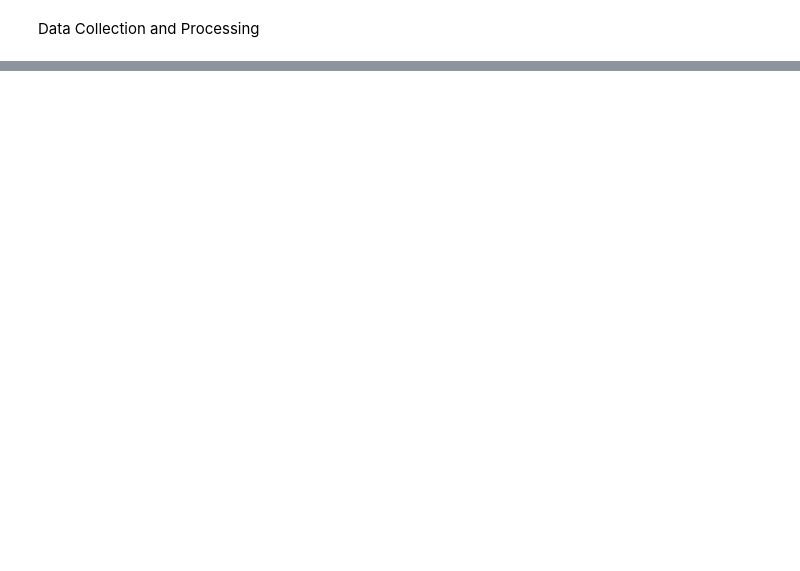
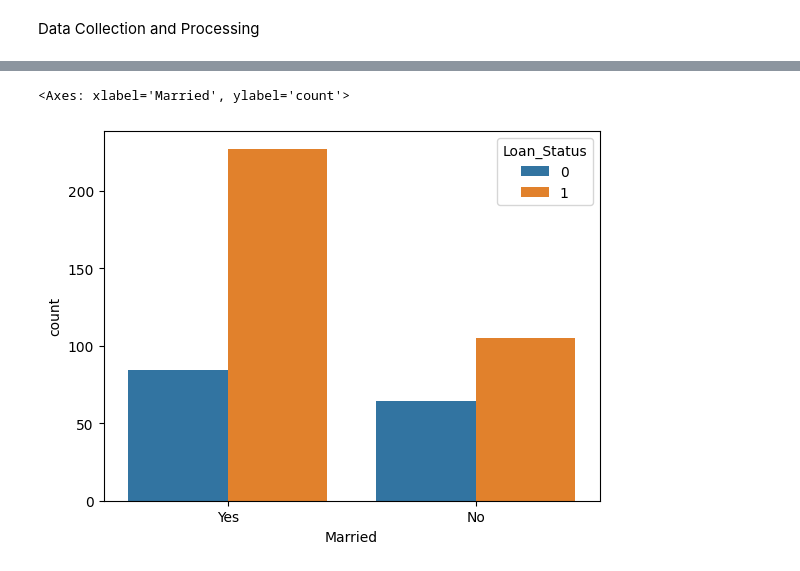
Before and after one commit to huss-huss/loan-status-prediction, a Jupyter notebook: loan-prediction.ipynb, the cells around one changed output, grey strips where cells are left out. Saved outputs shown, nothing was run; the diff lists cells and outputs as text; code cells hidden in the pictures; blank space fills up the shorter version.

```diff
--- a/loan-prediction.ipynb
+++ b/loan-prediction.ipynb
@@ -28,0 +95,4 @@ loan_dataset.head()
+# %%
+# dropping the missing values since there are more categorical values than numerical values
+# since imputation (replacing the null values with mean) is not possible
+loan_dataset = loan_dataset.dropna()
@@ -28,0 +117,3 @@ loan_dataset.head()
+# %%
+# label encoding
+loan_dataset.replace({"Loan_Status":{'N':0, 'Y':1}}, inplace=True)
@@ -28,0 +140,3 @@ loan_dataset.head()
+# %%
+# replacing the value of 3+ to 4
+loan_dataset = loan_dataset.replace(to_replace='3+', value=4)
@@ -28,0 +161,6 @@ loan_dataset.head()
+# %%
+# marital status & loan status
+sns.countplot(x='Married', hue='Loan_Status', data=loan_dataset)
+# %% [output]
+<Axes: xlabel='Married', ylabel='count'>
+[figure, added]
```
Also changed, not shown: parts of 28 cells of this notebook.
